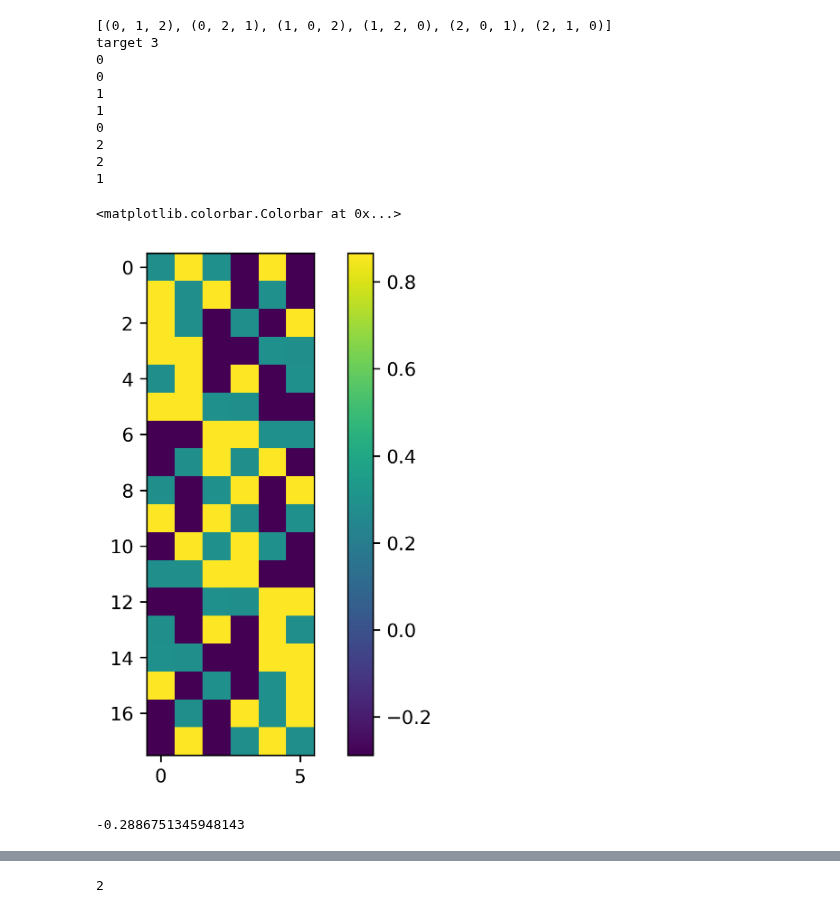
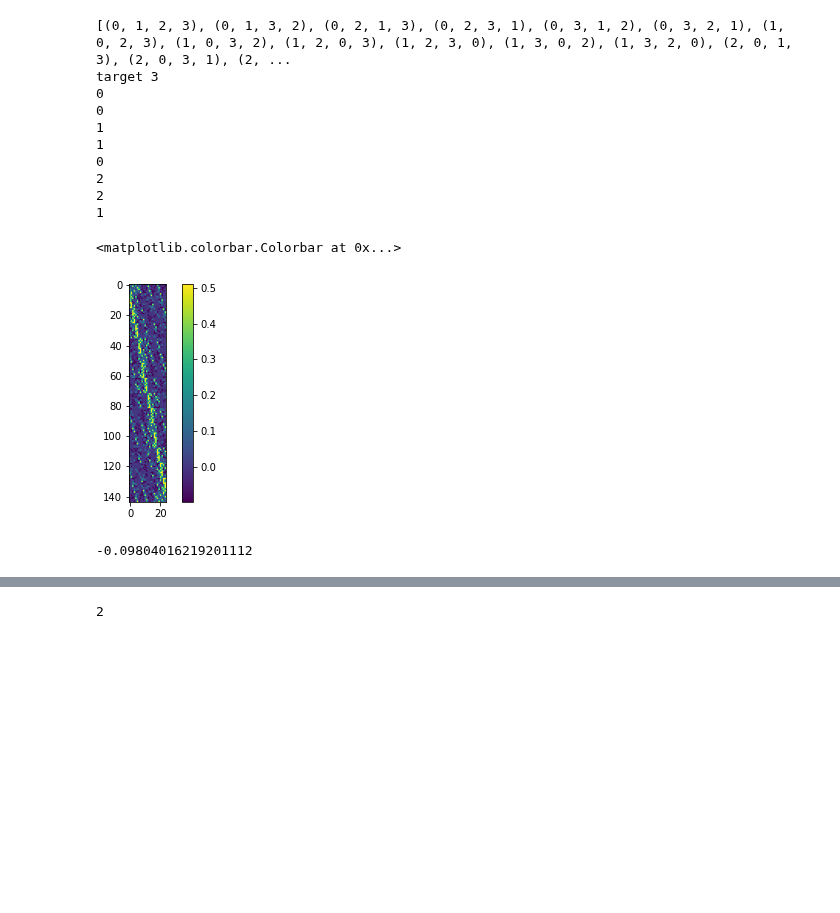
Before and after one commit to blake-holman/ED_Adversaries, a Jupyter notebook: Adversary.ipynb, the cells around one changed output, grey strips where cells are left out. Saved outputs shown, nothing was run; the diff lists cells and outputs as text; code cells hidden in the pictures; blank space fills up the shorter version.

```diff
--- a/Adversary.ipynb
+++ b/Adversary.ipynb
@@ -131,7 +131,7 @@ def plot_partial_vectors(k, yes_fam, no_fam, n):
         # ax.set_yticklabels(ylabels)
     plt.show()
 # %%
-n=3
+n=4
 problem = ED(n)
 yes_dict = {problem.yes_instances[i]: i for i in range(problem.yes_len)}
 no_dict = {problem.no_instances[i]: i for i in range(problem.no_len)}
@@ -150,39 +150,39 @@ plt.colorbar()
     # plt.imshow(L_matrix(i, yes_family, no_family, 3))
 #     plt.colorbar()
 #     plt.show()
 
 # target = int(n**(2/3))+2
 # fig, axs = plt.subplots(target, 1)
 # fig.suptitle('L_k Matrices')
 # for k in range(target):
     # plt.imshow(L_matrix(k, yes_family, no_family, n))
 #     plt.colorbar()
 #     plt.show()
 
 # plt.savefig('L_k.png')
 
 # H=no_space_projection(k, no_family, n)
 # L=L_matrix(k, yes_family, no_family, n)
 # print(np.max(L@H))
 # plt.imshow((L@H).T)
 # plt.colorbar()
 # %% [output]
-[(0, 1, 2), (0, 2, 1), (1, 0, 2), (1, 2, 0), (2, 0, 1), (2, 1, 0)]
+[(0, 1, 2, 3), (0, 1, 3, 2), (0, 2, 1, 3), (0, 2, 3, 1), (0, 3, 1, 2), (0, 3, 2, 1), (1, 0, 2, 3), (1, 0, 3, 2), (1, 2, 0, 3), (1, 2, 3, 0), (1, 3, 0, 2), (1, 3, 2, 0), (2, 0, 1, 3), (2, 0, 3, 1), (2, ...
 target 3
 0
 0
 1
 1
 0
 2
 2
 1
 <matplotlib.colorbar.Colorbar at 0x...>
-[figure, old version]
+[figure, new version]
 # %%
 np.min(adv.matrix)
 # %% [output]
--0.2886751345948143
+-0.09804016219201112
 # %%
 mpl.rcParams['figure.dpi'] =300
 plt.imshow(adv.matrix)
```
Also changed, not shown: parts of 18 cells of this notebook, 7 other files.
